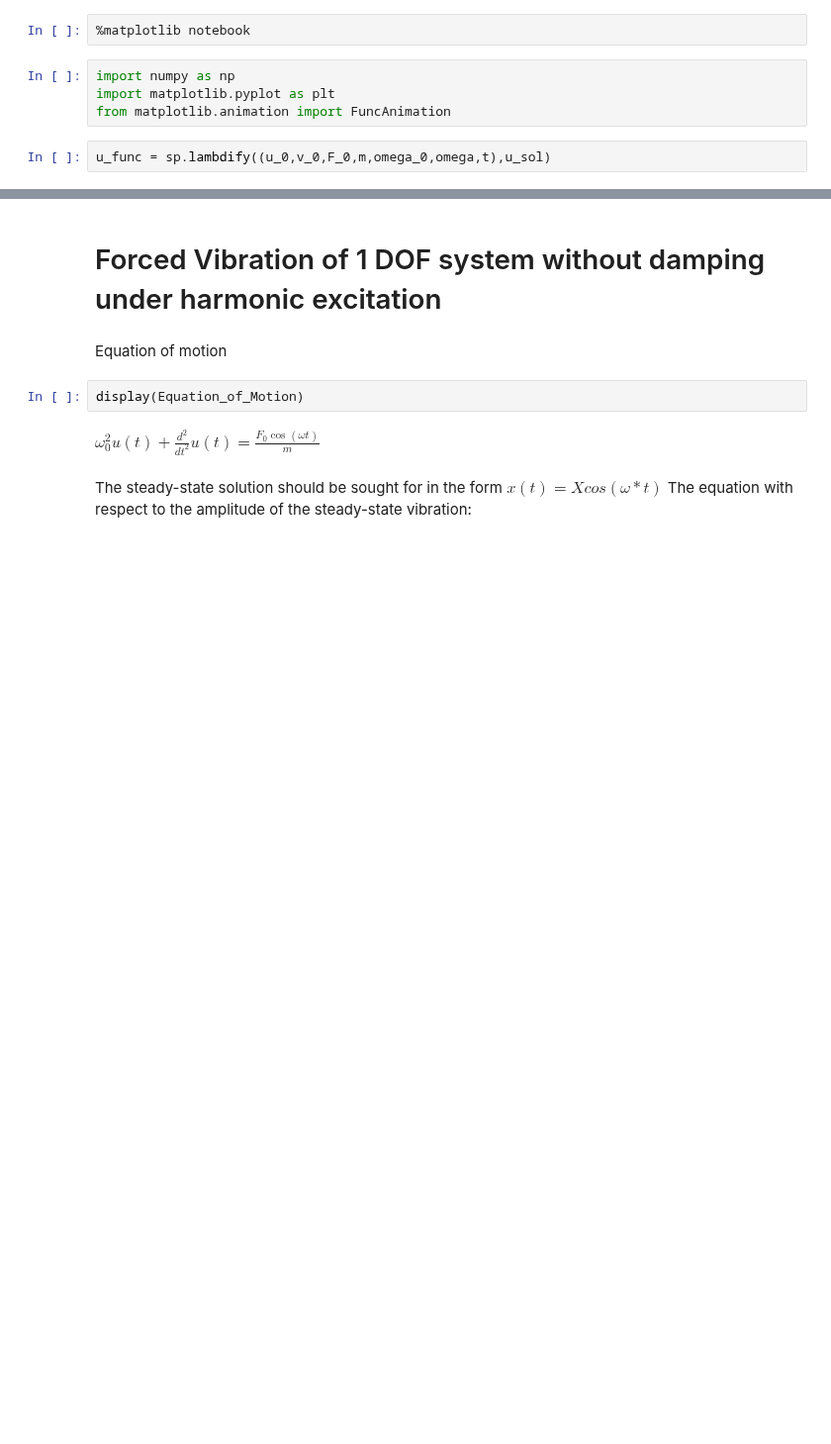
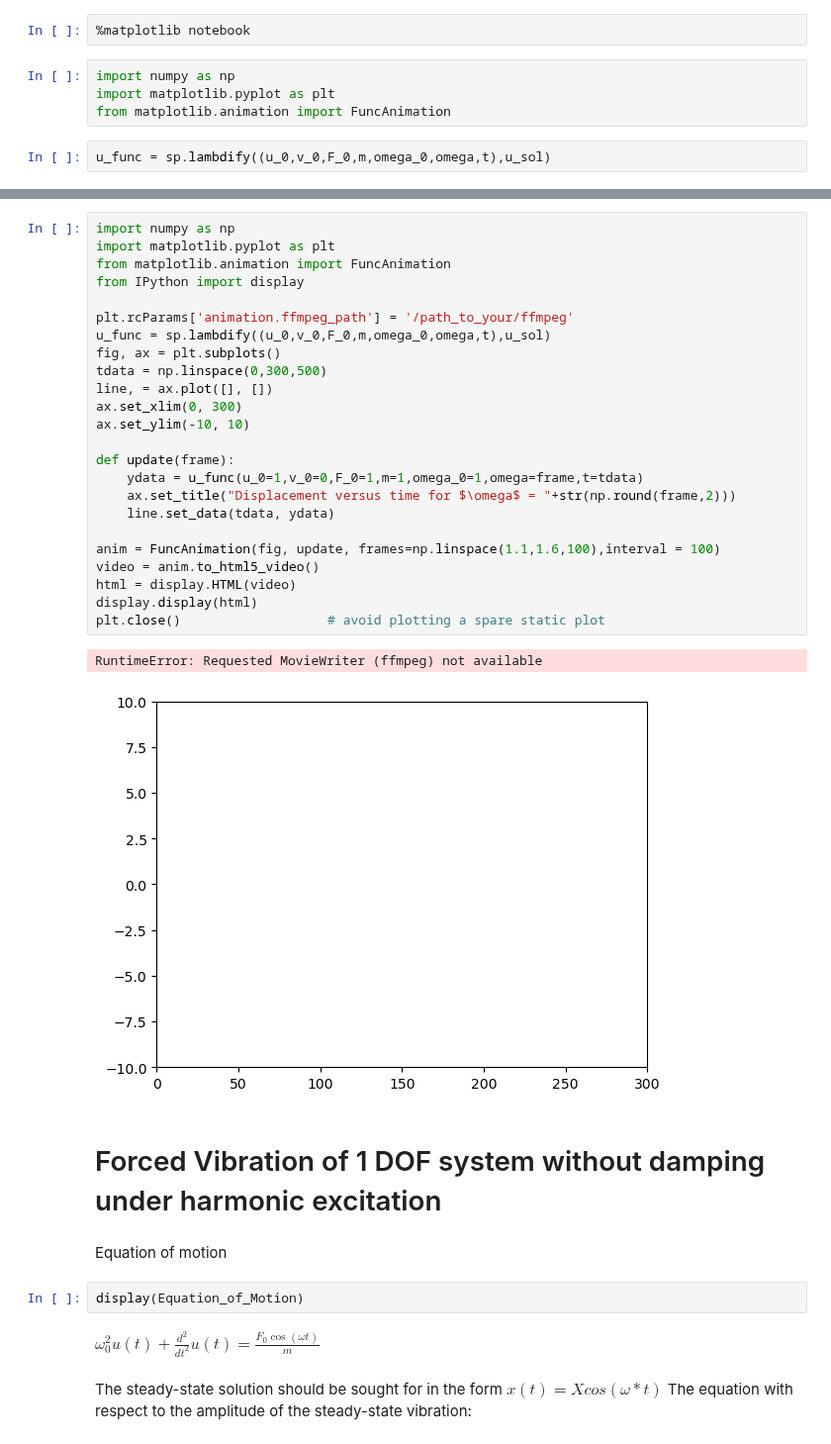
Before and after one commit to TeachBooks/sympy_mechanics, a Jupyter notebook: Examples Dynamics of Structures/CIE_4140_Lecture_2_2_Python.ipynb, the cells around one changed output, grey strips where cells are left out. Shown at 99% size. Saved outputs shown, nothing was run; the diff lists cells and outputs as text; blank space fills up the shorter version.

```diff
--- a/Examples Dynamics of Structures/CIE_4140_Lecture_2_2_Python.ipynb
+++ b/Examples Dynamics of Structures/CIE_4140_Lecture_2_2_Python.ipynb
@@ -51,6 +51,33 @@ plt.show()
 # %% [output]
 [interactive output not drawn]
 [interactive output not drawn]
+# %%
+import numpy as np
+import matplotlib.pyplot as plt
+from matplotlib.animation import FuncAnimation
+from IPython import display
+
+plt.rcParams['animation.ffmpeg_path'] = '/path_to_your/ffmpeg'
+u_func = sp.lambdify((u_0,v_0,F_0,m,omega_0,omega,t),u_sol)
+fig, ax = plt.subplots()
+tdata = np.linspace(0,300,500)
+line, = ax.plot([], [])
+ax.set_xlim(0, 300)
+ax.set_ylim(-10, 10)
+
+def update(frame):
+    ydata = u_func(u_0=1,v_0=0,F_0=1,m=1,omega_0=1,omega=frame,t=tdata)
+    ax.set_title("Displacement versus time for $\omega$ = "+str(np.round(frame,2)))
+    line.set_data(tdata, ydata)
+
+anim = FuncAnimation(fig, update, frames=np.linspace(1.1,1.6,100),interval = 100)
+video = anim.to_html5_video()
+html = display.HTML(video)
+display.display(html)
+plt.close()                   # avoid plotting a spare static plot
+# %% [output]
+RuntimeError: Requested MovieWriter (ffmpeg) not available
+[figure, added]
 # %% [markdown]
 # Forced Vibration of 1 DOF system without damping under harmonic excitation #
 # %% [markdown]
```
Also changed, not shown: parts of 1 cell of this notebook, 4 other files.
